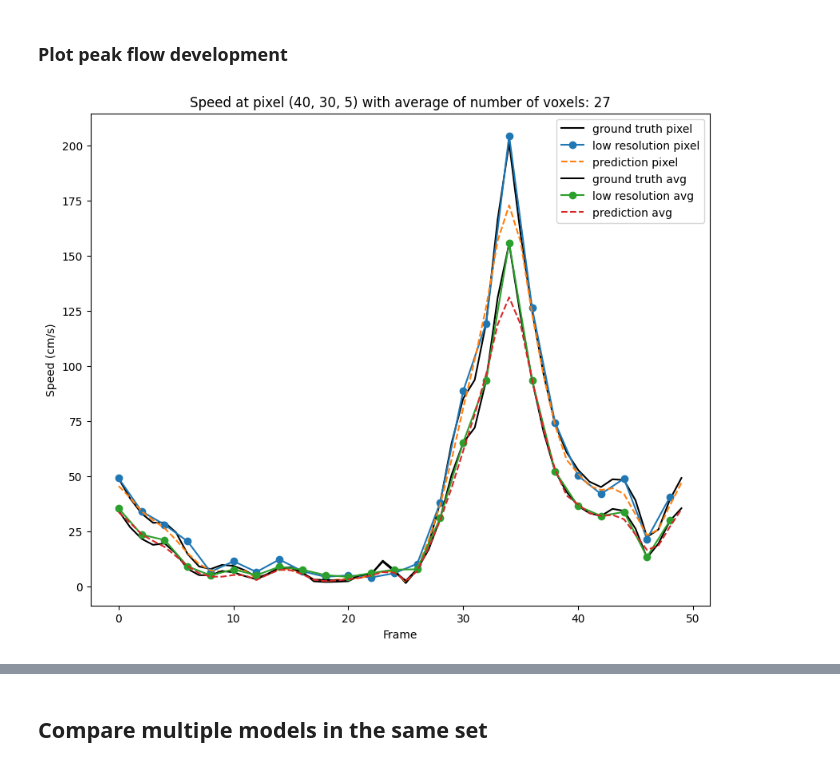
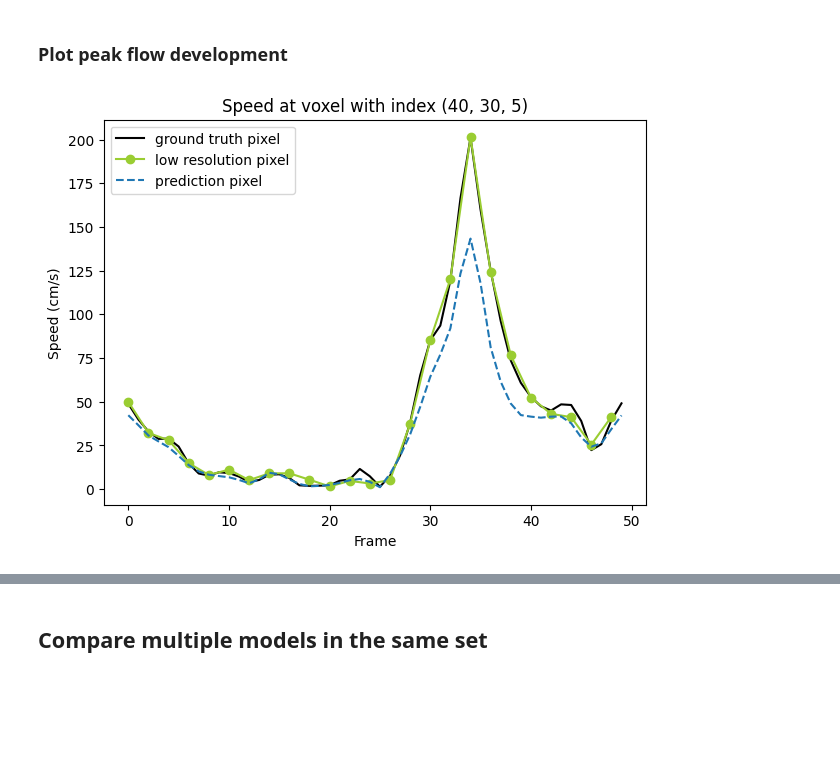
Before and after one commit to PiaaCaa/4DFlowNet, a Jupyter notebook: src/evaluate_plots.ipynb, the cells around one changed output, grey strips where cells are left out. Drawn from its saved outputs; the diff is of its cells as text; code cells hidden in the pictures; blank space fills up the shorter version.

```diff
--- a/src/evaluate_plots.ipynb
+++ b/src/evaluate_plots.ipynb
@@ -40,12 +40,12 @@ display(df1)
 # %%
 # Define directories and filenames
 
-model_name = '20230308-1226' #'#'20230308-1226' #'20230301-1641'  '20230301-1654', '20230301-1704'
+model_name = '20230301-1641'#'20230313-0948'#'20230301-1641'  #'20230308-1226'# #'#'20230308-1226' #'20230301-1641'  '20230301-1654', '20230301-1704'
 set_name = 'Test'
 data_model= '4'
 step = 2
 
-use_dynamical_mask = True
+use_dynamical_mask = False
 # %% [markdown]
 ### Set evaluation files to compare relative error to
 # %%
@@ -102,15 +102,13 @@ def load_data(model_name, set_name, data_model, step,dynamic_mask_used, ending_f
                 else:
                     print('Create static temporal mask for model')
                     temporal_mask = create_temporal_mask(gt["mask"], h_gt['u'].shape[0])
+                gt['mask'] = temporal_mask.copy()
                 # adapt dimension
                 for vel in vel_colnames:
 
                     gt[vel] = np.asarray(h_gt[vel])
-                    pred[vel] = np.asarray(h_pred[f'{vel}_combined'])   # TODO chnaged this with new combination of all axis
-                    lr[vel] = np.asarray(h_lr[vel])[::2, :, :, :]       #TODO: this chnaged with the new loading modules
-                    #transpose for temporal resolution
-                    # pred[vel] = pred[vel].transpose(1, 0, 2, 3) #TODO changed for new csv file
-                    # print(pred[vel].shape)
+                    pred[vel] = np.asarray(h_pred[f'{vel}_combined'])
+                    lr[vel] = np.asarray(h_lr[vel])[::2, :, :, :]
 
                     # add information considering only the fluid regions
                     pred[f'{vel}_fluid'] =np.multiply(pred[vel], temporal_mask)
@@ -413,5 +429,4 @@ interactive(children=(IntSlider(value=5, description='frame', max=49), IntSlider
 # %%
-
 
 @widgets.interact(frame=(0, gt["u"].shape[0]-1), x = (0, gt["u"].shape[1]-1), vel=vel_colnames_fluid, patch_size=(10, 30))
 def f(frame=5, x = 10, vel = "u", patch_size=20):
@@ -419,6 +434,7 @@ def f(frame=5, x = 10, vel = "u", patch_size=20):
     N = 7
     mid_y = gt["u"].shape[2]//2
     mid_z = gt["u"].shape[3]//2
+    idxs = np.index_exp[frame, x, mid_y-patch_size:mid_y+patch_size, mid_z-patch_size:mid_z+patch_size]
 
     plt.subplot(1, N, 1)
     if frame%2 == 0:
@@ -428,36 +444,35 @@ def f(frame=5, x = 10, vel = "u", patch_size=20):
     plt.title("LR")
     plt.axis('off')
 
-    #plt.imshow(lr[vel][frame//t, x, :, :])
     plt.axis('off')
 
     plt.subplot(1, N, 2)
-    plt.imshow(gt[vel][frame, x, mid_y-patch_size:mid_y+patch_size, mid_z-patch_size:mid_z+patch_size], vmin = min_v[vel[0]], vmax = max_v[vel[0]], cmap='viridis')#, origin = 'lower')
+    plt.imshow(gt[vel][idxs], vmin = min_v[vel[0]], vmax = max_v[vel[0]], cmap='viridis')
     plt.title("GT")
     plt.axis('off')
 
     plt.subplot(1, N, 3)
-    plt.imshow(pred[vel][frame, x, mid_y-patch_size:mid_y+patch_size, mid_z-patch_size:mid_z+patch_size],  vmin = min_v[vel[0]], vmax = max_v[vel[0]], cmap='viridis')
+    plt.imshow(pred[vel][idxs],  vmin = min_v[vel[0]], vmax = max_v[vel[0]], cmap='viridis')
     plt.title("SR")
     plt.axis('off')
 
     plt.subplot(1, N, 4)
-    plt.imshow(interpolate_linear[vel][frame, x, mid_y-patch_size:mid_y+patch_size, mid_z-patch_size:mid_z+patch_size],  vmin = min_v[vel[0]], vmax = max_v[vel[0]], cmap='viridis')
+    plt.imshow(interpolate_linear[vel][idxs],  vmin = min_v[vel[0]], vmax = max_v[vel[0]], cmap='viridis')
     plt.title("Linear")
     plt.axis('off')
 
     plt.subplot(1, N, 5)
-    plt.imshow(interpolate_cubic[vel][frame, x, mid_y-patch_size:mid_y+patch_size, mid_z-patch_size:mid_z+patch_size],  vmin = min_v[vel[0]], vmax = max_v[vel[0]], cmap='viridis')
+    plt.imshow(interpolate_cubic[vel][idxs],  vmin = min_v[vel[0]], vmax = max_v[vel[0]], cmap='viridis')
     plt.title("Cubic")
     plt.axis('off')
 
     plt.subplot(1, N, 6)
-    plt.imshow(error_pointwise[frame, x,mid_y-patch_size:mid_y+patch_size, mid_z-patch_size:mid_z+patch_size], cmap='viridis')
+    plt.imshow(error_pointwise[idxs], cmap='viridis')
     plt.title("Relative error")
     plt.axis('off')
 
     plt.subplot(1, N, 7)
-    plt.imshow(error_absolut[vel][frame, x, mid_y-patch_size:mid_y+patch_size, mid_z-patch_size:mid_z+patch_size], cmap='viridis')
+    plt.imshow(error_absolut[vel][idxs], cmap='viridis')
     plt.title("Absolute error")
     plt.axis('off')
 
@@ -841,28 +915,33 @@ interactive(children=(IntSlider(value=30, description='x', max=61), IntSlider(va
 # %%
 #Params for plot
 patch_size = 1
-show_avg = True
+show_avg = False
 show_pixel = True
 
 def show_peak_flow_pixel(lr_data, hr_data,pred_data,  patch_size, show_avg, show_pixel):
-
+    plt.figure(figsize=(7, 5))
     idx_max = np.unravel_index(np.argmax(hr_data['speed']), shape = hr_data['speed'].shape)
     x = np.arange(hr_data['speed'].shape[0])
     if show_pixel:
         plt.plot(x, hr_data['speed'][:, idx_max[1], idx_max[2], idx_max[3]]*100,  label = 'ground truth pixel', color = 'black')
-        plt.plot(x[::2], lr['speed'][:, idx_max[1], idx_max[2], idx_max[3]]*100,'-o' ,label = 'low resolution pixel')
+        plt.plot(x[::2], lr['speed'][:, idx_max[1], idx_max[2], idx_max[3]]*100,'-o' ,label = 'low resolution pixel', color= 'yellowgreen')
         plt.plot(x, pred['speed'][:, idx_max[1], idx_max[2], idx_max[3]]*100,'--', label = 'prediction pixel')
 
     if show_avg:
         plt.plot(x,         np.average(hr_data['speed']  [:, idx_max[1]-patch_size:idx_max[1]+patch_size+1, idx_max[2]-patch_size:idx_max[2]+patch_size+1, idx_max[3]-patch_size:idx_max[3]+patch_size+1], axis = (1, 2, 3))*100,  label = 'ground truth avg', color = 'black')
         plt.plot(x[::2],    np.average(lr_data['speed']  [:, idx_max[1]-patch_size:idx_max[1]+patch_size+1, idx_max[2]-patch_size:idx_max[2]+patch_size+1, idx_max[3]-patch_size:idx_max[3]+patch_size+1], axis = (1, 2, 3))*100,'-o' ,label = 'low resolution avg')
         plt.plot(x,         np.average(pred_data['speed'][:, idx_max[1]-patch_size:idx_max[1]+patch_size+1, idx_max[2]-patch_size:idx_max[2]+patch_size+1, idx_max[3]-patch_size:idx_max[3]+patch_size+1], axis = (1, 2, 3))*100,'--', label = 'prediction avg')
-    plt.title(f"Speed at pixel {idx_max[1::]} with average of number of voxels: {(2*patch_size+1)**3}")
+    if show_avg:
+        plt.title(f"Speed at voxel {idx_max[1::]} with average of number of voxels: {(2*patch_size+1)**3}")
+    else:
+        plt.title(f"Speed at voxel with index {idx_max[1::]}")
+    plt.ylabel('Speed (cm/s)')
     plt.ylabel('Speed (cm/s)')
     plt.xlabel('Frame')
     plt.legend()
+    plt.savefig(f'{eval_dir}/Peak_flow_frame.svg',bbox_inches='tight')
     plt.show()
 
 show_peak_flow_pixel(lr, gt, pred, patch_size, show_avg, show_pixel)
 # %% [output]
-[figure, old version]
+[figure, new version]
```
Also changed, not shown: parts of 30 cells of this notebook, 4 other files.
